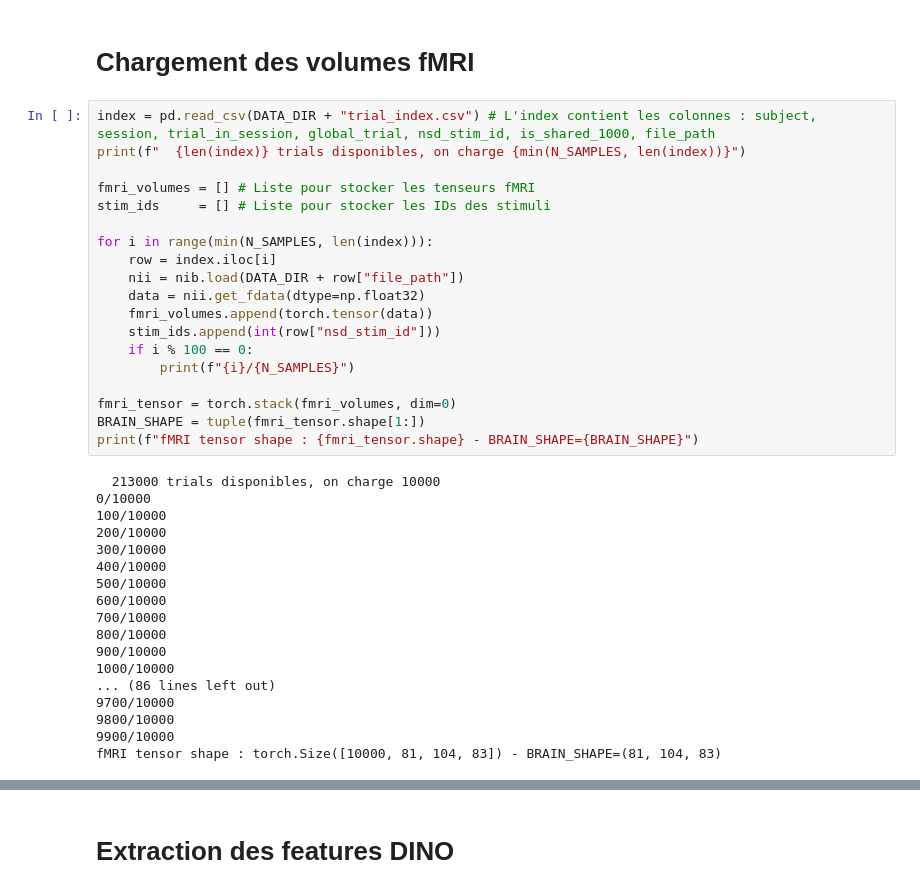
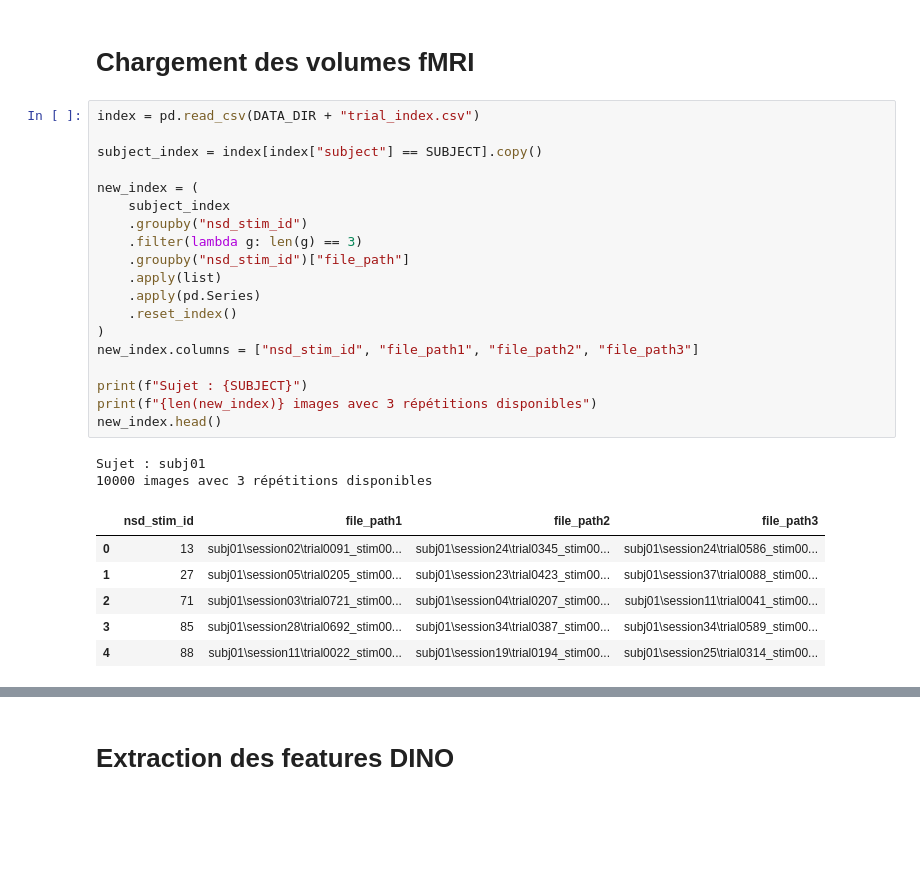
Before and after one commit to pradosth0/Brain-like-representations-with-self-supervised-vision-models, a Jupyter notebook: project.ipynb, the cells around one changed output, grey strips where cells are left out. Drawn from its saved outputs; the diff is of its cells as text; blank space fills up the shorter version.

Commit message:
average repetitions of the same image

```diff
--- a/project.ipynb
+++ b/project.ipynb
@@ -98,40 +99,31 @@ EBA : 42.04759208325728 mm
 IPS : 59.464274989274024 mm
 # %% [markdown]
 # Chargement des volumes fMRI
-# %%
-index = pd.read_csv(DATA_DIR + "trial_index.csv") # L'index contient les colonnes : subject, session, trial_in_session, global_trial, nsd_stim_id, is_shared_1000, file_path
-print(f"  {len(index)} trials disponibles, on charge {min(N_SAMPLES, len(index))}")
-
-fmri_volumes = [] # Liste pour stocker les tenseurs fMRI
-stim_ids     = [] # Liste pour stocker les IDs des stimuli
-
-for i in range(min(N_SAMPLES, len(index))):
-    row = index.iloc[i]
-    nii = nib.load(DATA_DIR + row["file_path"])
-    data = nii.get_fdata(dtype=np.float32)
-    fmri_volumes.append(torch.tensor(data))
-    stim_ids.append(int(row["nsd_stim_id"]))
-    if i % 100 == 0:
-        print(f"{i}/{N_SAMPLES}")
-
-fmri_tensor = torch.stack(fmri_volumes, dim=0)
-BRAIN_SHAPE = tuple(fmri_tensor.shape[1:])
-print(f"fMRI tensor shape : {fmri_tensor.shape} - BRAIN_SHAPE={BRAIN_SHAPE}")
-# %% [output]
-  213000 trials disponibles, on charge 10000
-0/10000
-100/10000
-200/10000
-300/10000
-400/10000
-500/10000
-600/10000
-700/10000
-800/10000
-900/10000
-1000/10000
-... (86 lines left out)
-9700/10000
-9800/10000
-9900/10000
-fMRI tensor shape : torch.Size([10000, 81, 104, 83]) - BRAIN_SHAPE=(81, 104, 83)
+# %%
+index = pd.read_csv(DATA_DIR + "trial_index.csv")
+
+subject_index = index[index["subject"] == SUBJECT].copy()
+
+new_index = (
+    subject_index
+    .groupby("nsd_stim_id")
+    .filter(lambda g: len(g) == 3)
+    .groupby("nsd_stim_id")["file_path"]
+    .apply(list)
+    .apply(pd.Series)
+    .reset_index()
+)
+new_index.columns = ["nsd_stim_id", "file_path1", "file_path2", "file_path3"]
+
+print(f"Sujet : {SUBJECT}")
+print(f"{len(new_index)} images avec 3 répétitions disponibles")
+new_index.head()
+# %% [output]
+Sujet : subj01
+10000 images avec 3 répétitions disponibles
+|  | nsd_stim_id | file_path1 | file_path2 | file_path3 |
+| 0 | 13 | subj01\session02\trial0091_stim00... | subj01\session24\trial0345_stim00... | subj01\session24\trial0586_stim00... |
+| 1 | 27 | subj01\session05\trial0205_stim00... | subj01\session23\trial0423_stim00... | subj01\session37\trial0088_stim00... |
+| 2 | 71 | subj01\session03\trial0721_stim00... | subj01\session04\trial0207_stim00... | subj01\session11\trial0041_stim00... |
+| 3 | 85 | subj01\session28\trial0692_stim00... | subj01\session34\trial0387_stim00... | subj01\session34\trial0589_stim00... |
+| 4 | 88 | subj01\session11\trial0022_stim00... | subj01\session19\trial0194_stim00... | subj01\session25\trial0314_stim00... |
```
Also changed, not shown: parts of 6 cells of this notebook, 1 other file.
